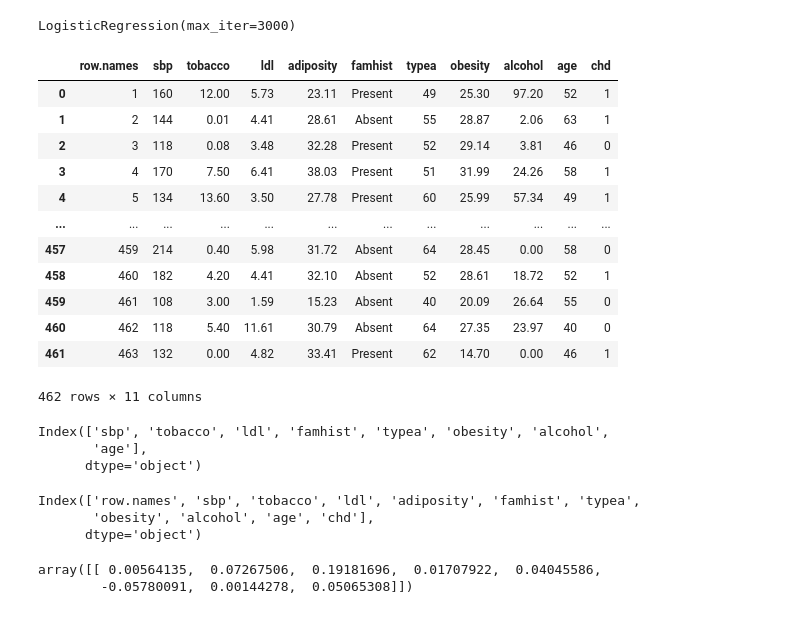
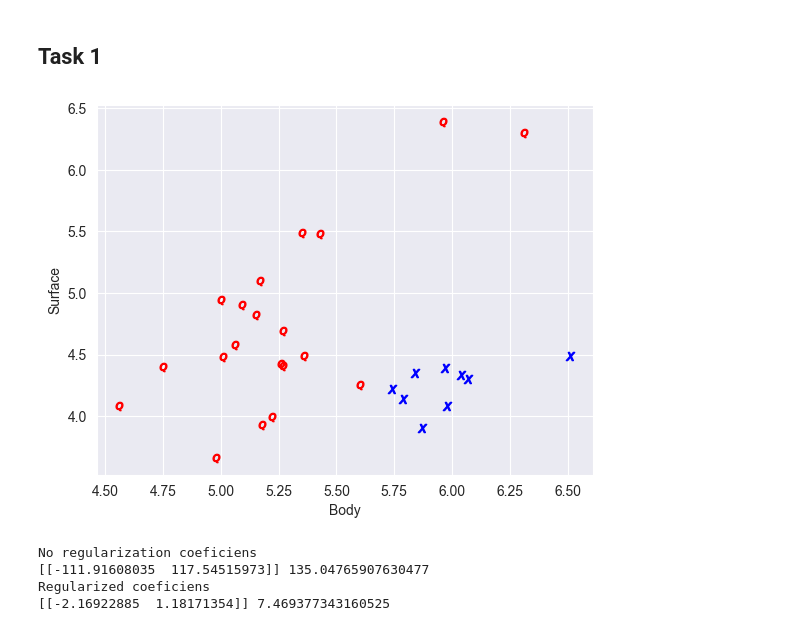
Before and after one commit to PioRow/AML_Labs, a Jupyter notebook: lab3/log_reg.ipynb, the cells around one changed output. Cells and saved outputs as stored; diff of their text form; code cells hidden in the pictures.

Commit message:
logistic regression labs

```diff
--- a/lab3/log_reg.ipynb
+++ b/lab3/log_reg.ipynb
@@ -10,43 +9,41 @@ log_model=sklearn.linear_model.LogisticRegression(max_iter=3000)
+# %% [markdown]
+## Task 1
 # %%
-df=pd.read_csv("SAheart.data")
+df=pd.read_csv("earthquake.txt",sep=" ")
 # %%
-X,y=df.iloc[:,1:df.shape[1]-1].to_numpy(),df.iloc[:,df.shape[1]-1].to_numpy()
+X,Y=df.iloc[:,1:df.shape[1]].to_numpy(),df.iloc[:,0].apply(lambda x: 1 if x=="equake" else 0).to_numpy()
 # %%
-X=X[:,[0,1,2,3,5,6,7,8]]
+def task_one_plot(X,Y):
+    for x,y in zip(X,Y):
+       plt.scatter(x[0],x[1],c="red" if y==1 else "blue",marker="$Q$" if y==1 else "$X$")
+    plt.ylabel("Surface")
+    plt.xlabel("Body")
+    plt.show()
 # %%
-log_model.fit(X,y)
+task_one_plot(X,Y)
 # %% [output]
-LogisticRegression(max_iter=3000)
+[figure, added]
 # %%
-df
+no_reg_model=sklearn.linear_model.LogisticRegression(penalty=None)
+reg_model=sklearn.linear_model.LogisticRegression(penalty="l2")
-# %% [output]
-|  | row.names | sbp | tobacco | ldl | adiposity | famhist | typea | obesity | alcohol | age | chd |
-| 0 | 1 | 160 | 12.00 | 5.73 | 23.11 | Present | 49 | 25.30 | 97.20 | 52 | 1 |
-| 1 | 2 | 144 | 0.01 | 4.41 | 28.61 | Absent | 55 | 28.87 | 2.06 | 63 | 1 |
-| 2 | 3 | 118 | 0.08 | 3.48 | 32.28 | Present | 52 | 29.14 | 3.81 | 46 | 0 |
-| 3 | 4 | 170 | 7.50 | 6.41 | 38.03 | Present | 51 | 31.99 | 24.26 | 58 | 1 |
-| 4 | 5 | 134 | 13.60 | 3.50 | 27.78 | Present | 60 | 25.99 | 57.34 | 49 | 1 |
-| ... | ... | ... | ... | ... | ... | ... | ... | ... | ... | ... | ... |
-| 457 | 459 | 214 | 0.40 | 5.98 | 31.72 | Absent | 64 | 28.45 | 0.00 | 58 | 0 |
-| 458 | 460 | 182 | 4.20 | 4.41 | 32.10 | Absent | 52 | 28.61 | 18.72 | 52 | 1 |
-| 459 | 461 | 108 | 3.00 | 1.59 | 15.23 | Absent | 40 | 20.09 | 26.64 | 55 | 0 |
-| 460 | 462 | 118 | 5.40 | 11.61 | 30.79 | Absent | 64 | 27.35 | 23.97 | 40 | 0 |
-| 461 | 463 | 132 | 0.00 | 4.82 | 33.41 | Present | 62 | 14.70 | 0.00 | 46 | 1 |
-462 rows × 11 columns
 # %%
-df.columns[[1,2,3,5,6,7,8,9]]
+reg_model=reg_model.fit(X,Y)
+no_reg_model=no_reg_model.fit(X,Y)
-# %% [output]
-Index(['sbp', 'tobacco', 'ldl', 'famhist', 'typea', 'obesity', 'alcohol',
-       'age'],
-      dtype='object')
 # %%
-df.columns
+no_reg_coef=no_reg_model.coef_
+reg_coef=reg_model.coef_
+no_reg_B0=no_reg_model.intercept_[0]
+reg_B0=reg_model.intercept_[0]
-# %% [output]
-Index(['row.names', 'sbp', 'tobacco', 'ldl', 'adiposity', 'famhist', 'typea',
-       'obesity', 'alcohol', 'age', 'chd'],
-      dtype='object')
+# %%
+print("No regularization coeficiens")
+print(no_reg_coef,no_reg_B0)
+print("Regularized coeficiens")
+print(reg_coef,reg_B0)
+# %% [output]
+No regularization coeficiens
+[[-111.91608035  117.54515973]] 135.04765907630477
+Regularized coeficiens
+[[-2.16922885  1.18171354]] 7.469377343160525
 # %%
-log_model.coef_
+def calc_log_likelihood(X,Y,betha,betha0):
+    return np.sum(Y*(np.dot(betha,X.T)+betha0)-np.log(1+np.exp(np.dot(betha,X.T)+betha0)))
-# %% [output]
-array([[ 0.00564135,  0.07267506,  0.19181696,  0.01707922,  0.04045586,
-        -0.05780091,  0.00144278,  0.05065308]])
```
Also changed, not shown: parts of 12 cells of this notebook, 1 other file.
